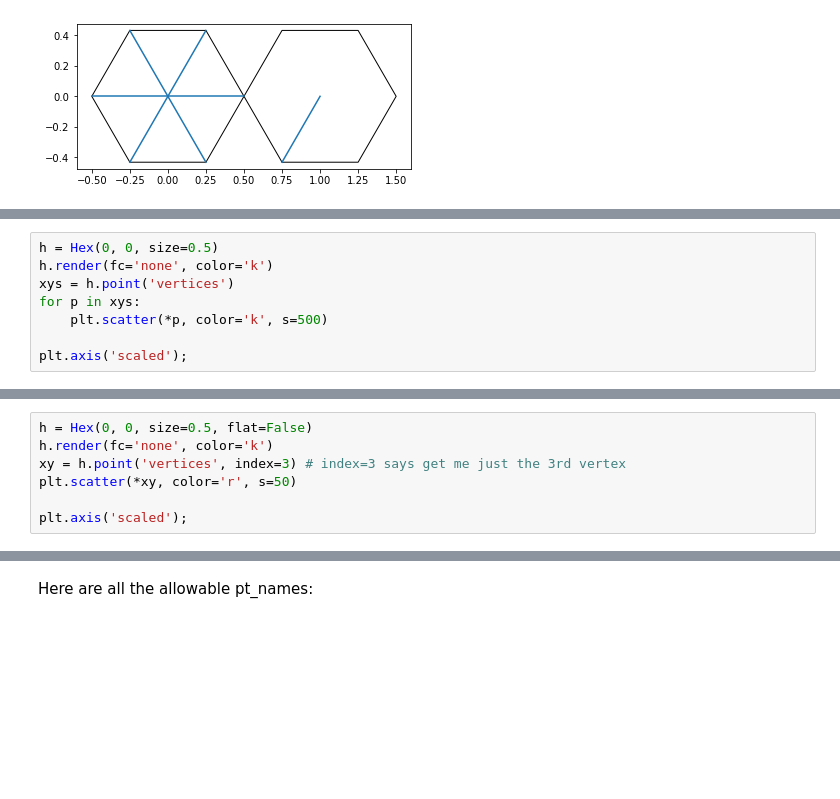
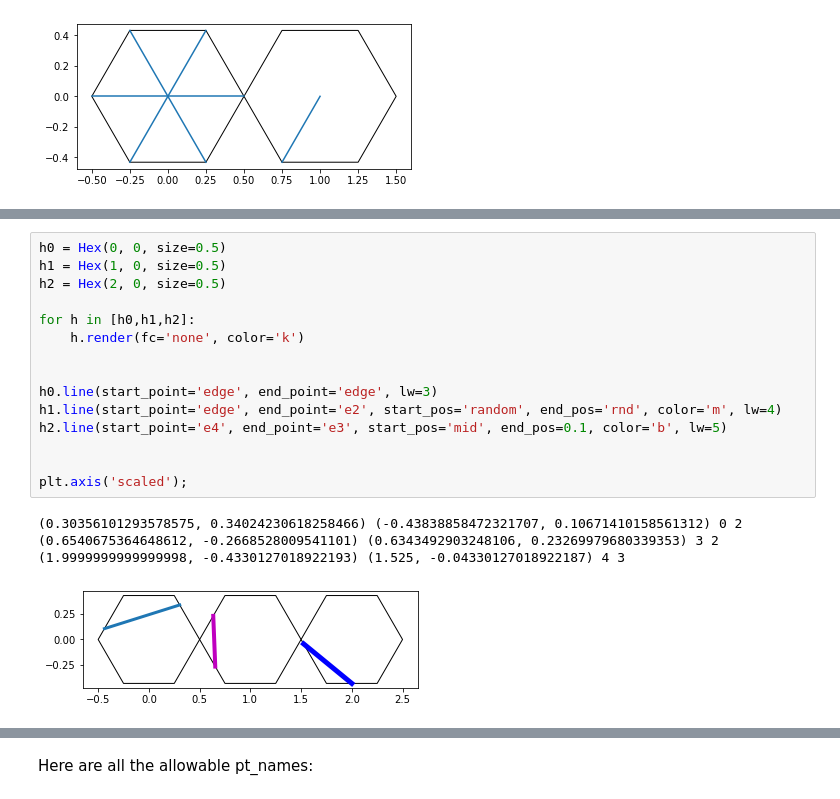
Before and after one commit to Ram-N/hexagons, a Jupyter notebook: D4_Documentation_Hexagon_Lines.ipynb, the cells around one changed output, grey strips where cells are left out. Cells and saved outputs as stored; diff of their text form; blank space fills up the shorter version.

Commit message:
19_Fan and documentation. line() method

```diff
--- a/D4_Documentation_Hexagon_Lines.ipynb
+++ b/D4_Documentation_Hexagon_Lines.ipynb
@@ -65,8 +56,0 @@ vs
-# %%
-h = Hex(0, 0, size=0.5)
-h.render(fc='none', color='k')
-xys = h.point('vertices')
-for p in xys:
-    plt.scatter(*p, color='k', s=500)
-
-plt.axis('scaled');
@@ -75,7 +56,0 @@ plt.axis('scaled');
-# %%
-h = Hex(0, 0, size=0.5, flat=False)
-h.render(fc='none', color='k')
-xy = h.point('vertices', index=3) # index=3 says get me just the 3rd vertex
-plt.scatter(*xy, color='r', s=50)
-
-plt.axis('scaled');
@@ -83,0 +67,20 @@ plt.axis('scaled');
+# %%
+h0 = Hex(0, 0, size=0.5)
+h1 = Hex(1, 0, size=0.5)
+h2 = Hex(2, 0, size=0.5)
+
+for h in [h0,h1,h2]:
+    h.render(fc='none', color='k')
+
+
+h0.line(start_point='edge', end_point='edge', lw=3)
+h1.line(start_point='edge', end_point='e2', start_pos='random', end_pos='rnd', color='m', lw=4)
+h2.line(start_point='e4', end_point='e3', start_pos='mid', end_pos=0.1, color='b', lw=5)
+
+
+plt.axis('scaled');
+# %% [output]
+(0.30356101293578575, 0.34024230618258466) (-0.43838858472321707, 0.10671410158561312) 0 2
+(0.6540675364648612, -0.2668528009541101) (0.6343492903248106, 0.23269979680339353) 3 2
+(1.9999999999999998, -0.4330127018922193) (1.525, -0.04330127018922187) 4 3
+[figure, added]
```
Also changed, not shown: parts of 6 cells of this notebook, 4 other files.
